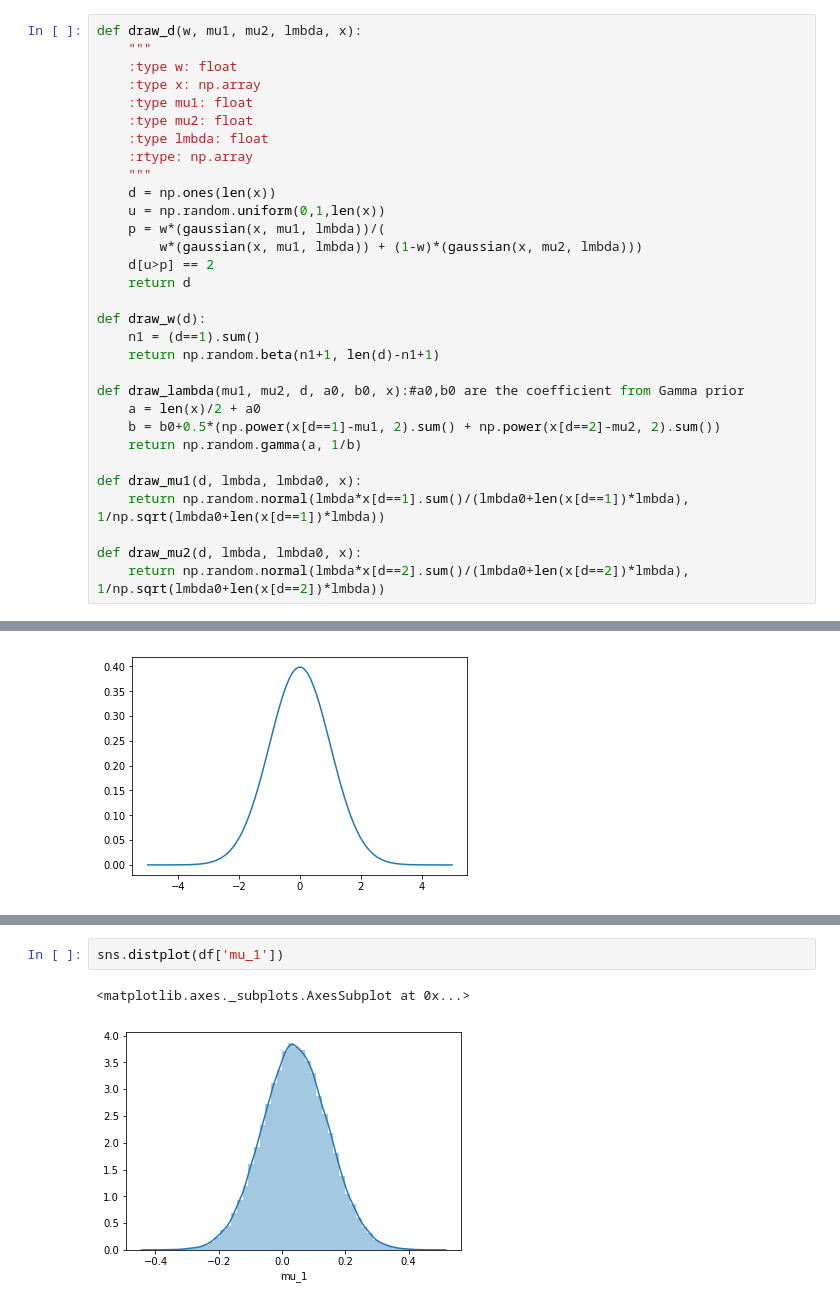
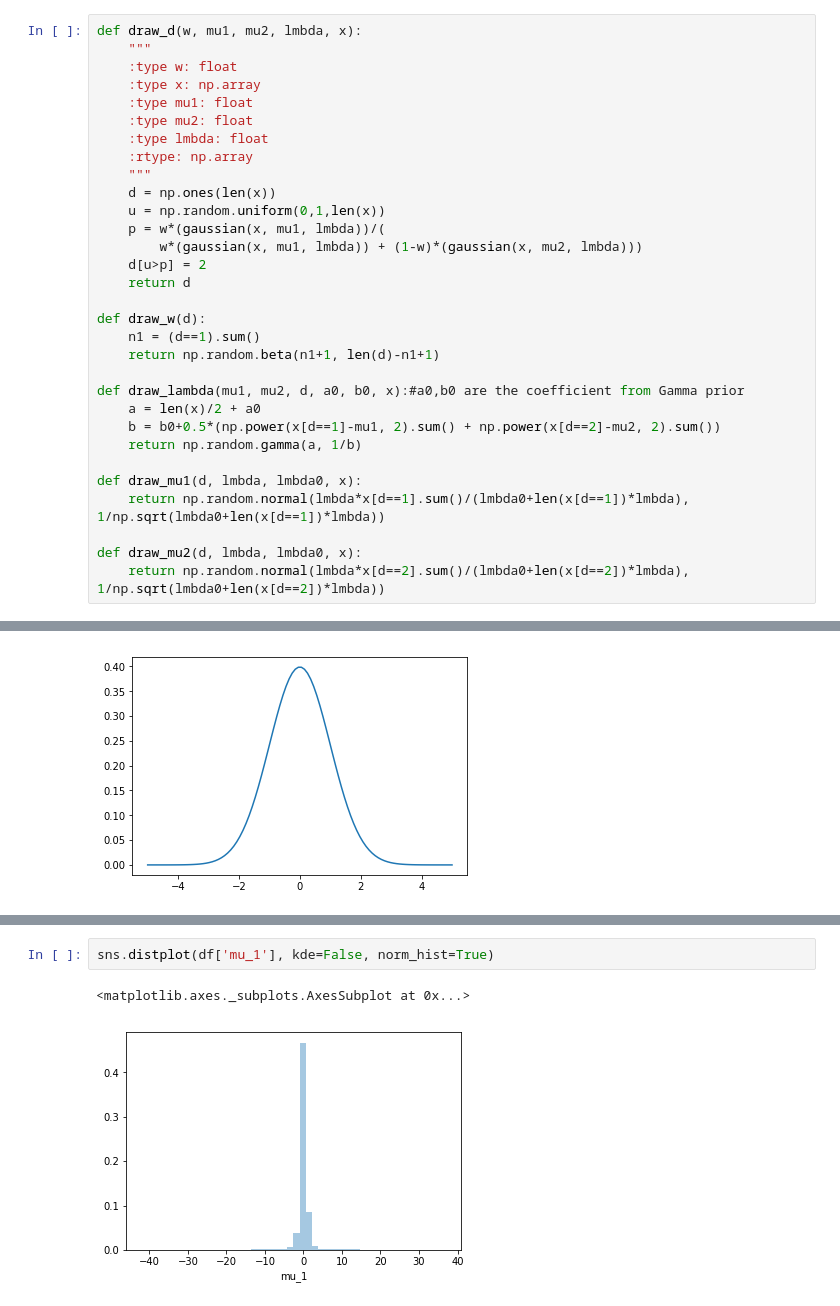
Before and after one commit to west5678/MCMC, a Jupyter notebook: hw4/Homework 4.ipynb, the cells around one changed output, grey strips where cells are left out. Cells and saved outputs as stored; diff of their text form.

```diff
--- a/hw4/Homework 4.ipynb
+++ b/hw4/Homework 4.ipynb
@@ -46,7 +45,7 @@ def draw_d(w, mu1, mu2, lmbda, x):
     u = np.random.uniform(0,1,len(x))
     p = w*(gaussian(x, mu1, lmbda))/(
         w*(gaussian(x, mu1, lmbda)) + (1-w)*(gaussian(x, mu2, lmbda)))
-    d[u>p] == 2
+    d[u>p] = 2
     return d
 
 def draw_w(d):
@@ -121,6 +120,6 @@ sns.distplot(df['w'], kde=False)
 # %%
-sns.distplot(df['mu_1'])
+sns.distplot(df['mu_1'], kde=False, norm_hist=True)
 # %% [output]
 <matplotlib.axes._subplots.AxesSubplot at 0x...>
-[figure, old version]
+[figure, new version]
 # %%
```
Also changed, not shown: parts of 12 cells of this notebook.
